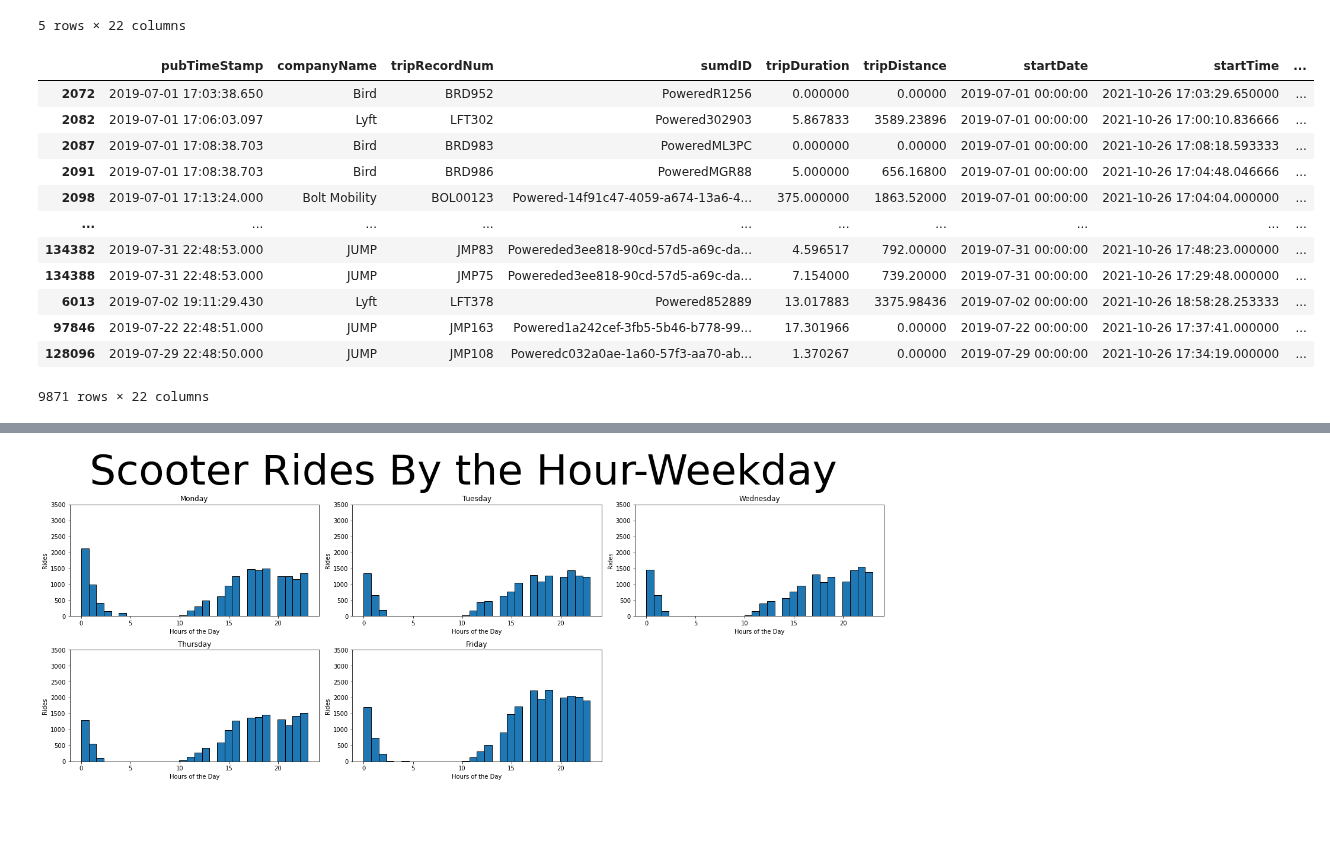
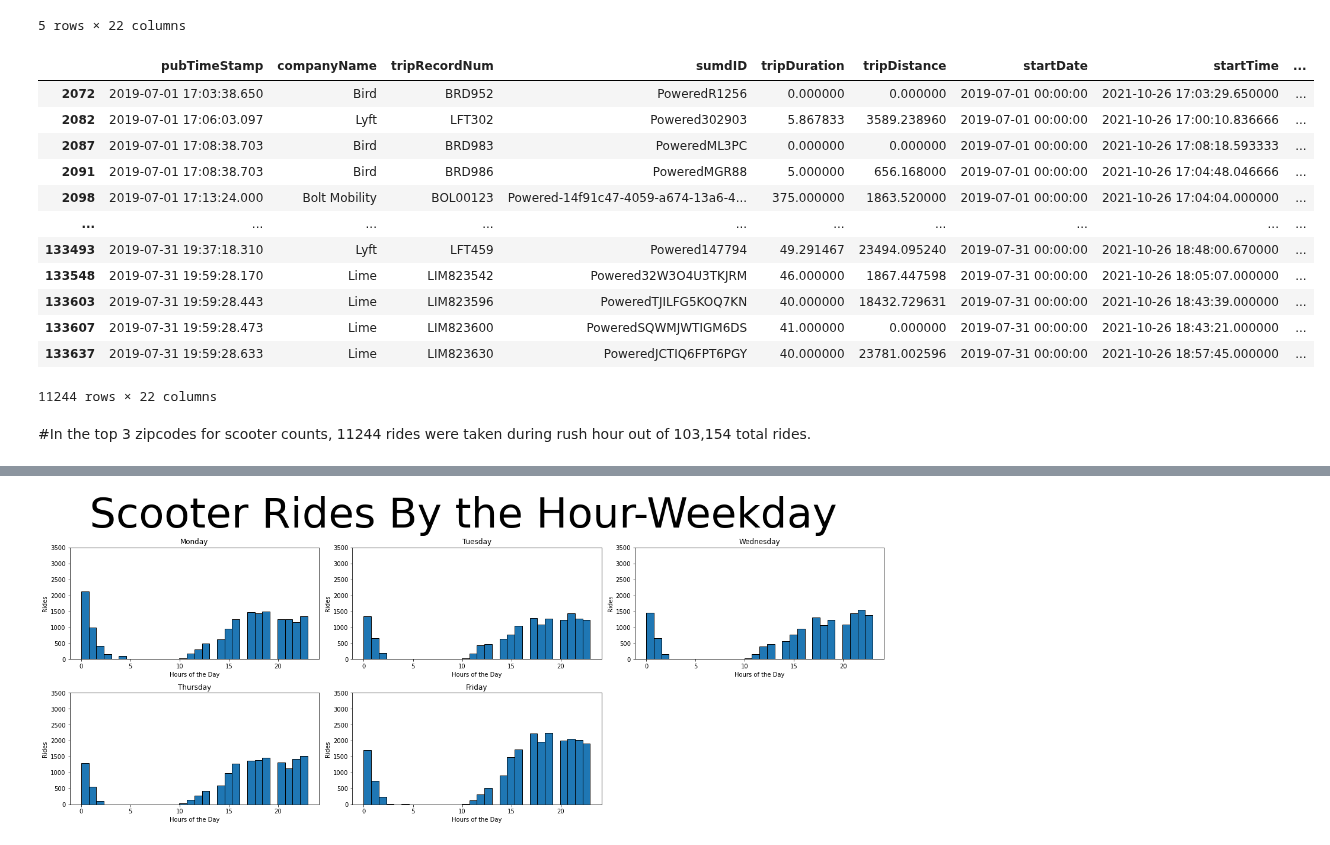
Before and after one commit to Quezadajl/nashville-scooters-project, a Jupyter notebook: notebooks/scooter_trips.ipynb, the cells around one changed output, grey strips where cells are left out. Cells and saved outputs as stored; diff of their text form; code cells hidden in the pictures; blank space fills up the shorter version.

```diff
--- a/notebooks/scooter_trips.ipynb
+++ b/notebooks/scooter_trips.ipynb
@@ -242,11 +242,11 @@ rides_by_zip.loc[(rides_by_zip['zip'] == '37201') & (rides_by_zip['hour'] == 18)
                  |(rides_by_zip['zip'] == '37201') & (rides_by_zip['hour'] == 18) & (rides_by_zip['weekday'] == 'Wednesday')
                  |(rides_by_zip['zip'] == '37201') & (rides_by_zip['hour'] == 18) & (rides_by_zip['weekday'] == 'Thursday')
                  |(rides_by_zip['zip'] == '37201') & (rides_by_zip['hour'] == 18) & (rides_by_zip['weekday'] == 'Friday')
-                 |(rides_by_zip['zip'] == '37211') & (rides_by_zip['hour'] == 18) & (rides_by_zip['weekday'] == 'Monday')
-                 |(rides_by_zip['zip'] == '37211') & (rides_by_zip['hour'] == 18) & (rides_by_zip['weekday'] == 'Tuesday')
-                 |(rides_by_zip['zip'] == '37211') & (rides_by_zip['hour'] == 18) & (rides_by_zip['weekday'] == 'Wednesday')
-                 |(rides_by_zip['zip'] == '37211') & (rides_by_zip['hour'] == 18) & (rides_by_zip['weekday'] == 'Thursday')
-                 |(rides_by_zip['zip'] == '37211') & (rides_by_zip['hour'] == 18) & (rides_by_zip['weekday'] == 'Friday')
+                 |(rides_by_zip['zip'] == '37219') & (rides_by_zip['hour'] == 18) & (rides_by_zip['weekday'] == 'Monday')
+                 |(rides_by_zip['zip'] == '37219') & (rides_by_zip['hour'] == 18) & (rides_by_zip['weekday'] == 'Tuesday')
+                 |(rides_by_zip['zip'] == '37219') & (rides_by_zip['hour'] == 18) & (rides_by_zip['weekday'] == 'Wednesday')
+                 |(rides_by_zip['zip'] == '37219') & (rides_by_zip['hour'] == 18) & (rides_by_zip['weekday'] == 'Thursday')
+                 |(rides_by_zip['zip'] == '37219') & (rides_by_zip['hour'] == 18) & (rides_by_zip['weekday'] == 'Friday')
                  |(rides_by_zip['zip'] == '37203') & (rides_by_zip['hour'] == 18) & (rides_by_zip['weekday'] == 'Monday')
                  |(rides_by_zip['zip'] == '37203') & (rides_by_zip['hour'] == 18) & (rides_by_zip['weekday'] == 'Tuesday')
                  |(rides_by_zip['zip'] == '37203') & (rides_by_zip['hour'] == 18) & (rides_by_zip['weekday'] == 'Wednesday')
@@ -258,57 +258,59 @@ rides_by_zip.loc[(rides_by_zip['zip'] == '37201') & (rides_by_zip['hour'] == 18)
                  |(rides_by_zip['zip'] == '37203') & (rides_by_zip['hour'] == 17) & (rides_by_zip['weekday'] == 'Thursday')
                  |(rides_by_zip['zip'] == '37203') & (rides_by_zip['hour'] == 17) & (rides_by_zip['weekday'] == 'Friday')
                  |(rides_by_zip['zip'] == '37201') & (rides_by_zip['hour'] == 17) & (rides_by_zip['weekday'] == 'Monday')
                  |(rides_by_zip['zip'] == '37201') & (rides_by_zip['hour'] == 17) & (rides_by_zip['weekday'] == 'Tuesday')
                  |(rides_by_zip['zip'] == '37201') & (rides_by_zip['hour'] == 17) & (rides_by_zip['weekday'] == 'Wednesday')
                  |(rides_by_zip['zip'] == '37201') & (rides_by_zip['hour'] == 17) & (rides_by_zip['weekday'] == 'Thursday')
                  |(rides_by_zip['zip'] == '37201') & (rides_by_zip['hour'] == 17) & (rides_by_zip['weekday'] == 'Friday')
-                 |(rides_by_zip['zip'] == '37211') & (rides_by_zip['hour'] == 17) & (rides_by_zip['weekday'] == 'Monday')
-                 |(rides_by_zip['zip'] == '37211') & (rides_by_zip['hour'] == 17) & (rides_by_zip['weekday'] == 'Tuesday')
-                 |(rides_by_zip['zip'] == '37211') & (rides_by_zip['hour'] == 17) & (rides_by_zip['weekday'] == 'Wednesday')
-                 |(rides_by_zip['zip'] == '37211') & (rides_by_zip['hour'] == 17) & (rides_by_zip['weekday'] == 'Thursday')
-                 |(rides_by_zip['zip'] == '37211') & (rides_by_zip['hour'] == 17) & (rides_by_zip['weekday'] == 'Friday')
+                 |(rides_by_zip['zip'] == '37219') & (rides_by_zip['hour'] == 17) & (rides_by_zip['weekday'] == 'Monday')
+                 |(rides_by_zip['zip'] == '37219') & (rides_by_zip['hour'] == 17) & (rides_by_zip['weekday'] == 'Tuesday')
+                 |(rides_by_zip['zip'] == '37219') & (rides_by_zip['hour'] == 17) & (rides_by_zip['weekday'] == 'Wednesday')
+                 |(rides_by_zip['zip'] == '37219') & (rides_by_zip['hour'] == 17) & (rides_by_zip['weekday'] == 'Thursday')
+                 |(rides_by_zip['zip'] == '37219') & (rides_by_zip['hour'] == 17) & (rides_by_zip['weekday'] == 'Friday')
                  |(rides_by_zip['zip'] == '37203') & (rides_by_zip['hour'] == 7) & (rides_by_zip['weekday'] == 'Monday')
                  |(rides_by_zip['zip'] == '37203') & (rides_by_zip['hour'] == 7) & (rides_by_zip['weekday'] == 'Tuesday')
                  |(rides_by_zip['zip'] == '37203') & (rides_by_zip['hour'] == 7) & (rides_by_zip['weekday'] == 'Wednesday')
                  |(rides_by_zip['zip'] == '37203') & (rides_by_zip['hour'] == 7) & (rides_by_zip['weekday'] == 'Thursday')
                  |(rides_by_zip['zip'] == '37203') & (rides_by_zip['hour'] == 7) & (rides_by_zip['weekday'] == 'Friday')
                  |(rides_by_zip['zip'] == '37203') & (rides_by_zip['hour'] == 8) & (rides_by_zip['weekday'] == 'Monday')
                  |(rides_by_zip['zip'] == '37203') & (rides_by_zip['hour'] == 8) & (rides_by_zip['weekday'] == 'Monday')
                  |(rides_by_zip['zip'] == '37203') & (rides_by_zip['hour'] == 8) & (rides_by_zip['weekday'] == 'Tuesday')
                  |(rides_by_zip['zip'] == '37203') & (rides_by_zip['hour'] == 8) & (rides_by_zip['weekday'] == 'Wednesday')
                  |(rides_by_zip['zip'] == '37203') & (rides_by_zip['hour'] == 8) & (rides_by_zip['weekday'] == 'Thursday')
                  |(rides_by_zip['zip'] == '37203') & (rides_by_zip['hour'] == 8) & (rides_by_zip['weekday'] == 'Friday')
                  |(rides_by_zip['zip'] == '37201') & (rides_by_zip['hour'] == 7) & (rides_by_zip['weekday'] == 'Monday')
                  |(rides_by_zip['zip'] == '37201') & (rides_by_zip['hour'] == 7) & (rides_by_zip['weekday'] == 'Tuesday')
                  |(rides_by_zip['zip'] == '37201') & (rides_by_zip['hour'] == 7) & (rides_by_zip['weekday'] == 'Wednesday')
                  |(rides_by_zip['zip'] == '37201') & (rides_by_zip['hour'] == 7) & (rides_by_zip['weekday'] == 'Thursday')
                  |(rides_by_zip['zip'] == '37201') & (rides_by_zip['hour'] == 7) & (rides_by_zip['weekday'] == 'Friday')
                  |(rides_by_zip['zip'] == '37201') & (rides_by_zip['hour'] == 8) & (rides_by_zip['weekday'] == 'Monday')
                  |(rides_by_zip['zip'] == '37201') & (rides_by_zip['hour'] == 8) & (rides_by_zip['weekday'] == 'Tuesday')
                  |(rides_by_zip['zip'] == '37201') & (rides_by_zip['hour'] == 8) & (rides_by_zip['weekday'] == 'Wednesday')
                  |(rides_by_zip['zip'] == '37201') & (rides_by_zip['hour'] == 8) & (rides_by_zip['weekday'] == 'Thursday')
                  |(rides_by_zip['zip'] == '37201') & (rides_by_zip['hour'] == 8) & (rides_by_zip['weekday'] == 'Friday')
-                 |(rides_by_zip['zip'] == '37211') & (rides_by_zip['hour'] == 7) & (rides_by_zip['weekday'] == 'Monday')
-                 |(rides_by_zip['zip'] == '37211') & (rides_by_zip['hour'] == 7) & (rides_by_zip['weekday'] == 'Tuesday')
-                 |(rides_by_zip['zip'] == '37211') & (rides_by_zip['hour'] == 7) & (rides_by_zip['weekday'] == 'Wednesday')
-                 |(rides_by_zip['zip'] == '37211') & (rides_by_zip['hour'] == 7) & (rides_by_zip['weekday'] == 'Thursday')
-                 |(rides_by_zip['zip'] == '37211') & (rides_by_zip['hour'] == 7) & (rides_by_zip['weekday'] == 'Friday')
-                 |(rides_by_zip['zip'] == '37211') & (rides_by_zip['hour'] == 8) & (rides_by_zip['weekday'] == 'Monday')
-                 |(rides_by_zip['zip'] == '37211') & (rides_by_zip['hour'] == 8) & (rides_by_zip['weekday'] == 'Tuesday')
-                 |(rides_by_zip['zip'] == '37211') & (rides_by_zip['hour'] == 8) & (rides_by_zip['weekday'] == 'Wednesday')
-                 |(rides_by_zip['zip'] == '37211') & (rides_by_zip['hour'] == 8) & (rides_by_zip['weekday'] == 'Thursday')
-                 |(rides_by_zip['zip'] == '37211') & (rides_by_zip['hour'] == 8) & (rides_by_zip['weekday'] == 'Friday')]
+                 |(rides_by_zip['zip'] == '37219') & (rides_by_zip['hour'] == 7) & (rides_by_zip['weekday'] == 'Monday')
+                 |(rides_by_zip['zip'] == '37219') & (rides_by_zip['hour'] == 7) & (rides_by_zip['weekday'] == 'Tuesday')
+                 |(rides_by_zip['zip'] == '37219') & (rides_by_zip['hour'] == 7) & (rides_by_zip['weekday'] == 'Wednesday')
+                 |(rides_by_zip['zip'] == '37219') & (rides_by_zip['hour'] == 7) & (rides_by_zip['weekday'] == 'Thursday')
+                 |(rides_by_zip['zip'] == '37219') & (rides_by_zip['hour'] == 7) & (rides_by_zip['weekday'] == 'Friday')
+                 |(rides_by_zip['zip'] == '37219') & (rides_by_zip['hour'] == 8) & (rides_by_zip['weekday'] == 'Monday')
+                 |(rides_by_zip['zip'] == '37219') & (rides_by_zip['hour'] == 8) & (rides_by_zip['weekday'] == 'Tuesday')
+                 |(rides_by_zip['zip'] == '37219') & (rides_by_zip['hour'] == 8) & (rides_by_zip['weekday'] == 'Wednesday')
+                 |(rides_by_zip['zip'] == '37219') & (rides_by_zip['hour'] == 8) & (rides_by_zip['weekday'] == 'Thursday')
+                 |(rides_by_zip['zip'] == '37219') & (rides_by_zip['hour'] == 8) & (rides_by_zip['weekday'] == 'Friday')]
 # %% [output]
 |  | pubTimeStamp | companyName | tripRecordNum | sumdID | tripDuration | tripDistance | startDate | startTime | ... |
-| 2072 | 2019-07-01 17:03:38.650 | Bird | BRD952 | PoweredR1256 | 0.000000 | 0.00000 | 2019-07-01 00:00:00 | 2021-10-26 17:03:29.650000 | ... |
-| 2082 | 2019-07-01 17:06:03.097 | Lyft | LFT302 | Powered302903 | 5.867833 | 3589.23896 | 2019-07-01 00:00:00 | 2021-10-26 17:00:10.836666 | ... |
-| 2087 | 2019-07-01 17:08:38.703 | Bird | BRD983 | PoweredML3PC | 0.000000 | 0.00000 | 2019-07-01 00:00:00 | 2021-10-26 17:08:18.593333 | ... |
-| 2091 | 2019-07-01 17:08:38.703 | Bird | BRD986 | PoweredMGR88 | 5.000000 | 656.16800 | 2019-07-01 00:00:00 | 2021-10-26 17:04:48.046666 | ... |
-| 2098 | 2019-07-01 17:13:24.000 | Bolt Mobility | BOL00123 | Powered-14f91c47-4059-a674-13a6-4... | 375.000000 | 1863.52000 | 2019-07-01 00:00:00 | 2021-10-26 17:04:04.000000 | ... |
+| 2072 | 2019-07-01 17:03:38.650 | Bird | BRD952 | PoweredR1256 | 0.000000 | 0.000000 | 2019-07-01 00:00:00 | 2021-10-26 17:03:29.650000 | ... |
+| 2082 | 2019-07-01 17:06:03.097 | Lyft | LFT302 | Powered302903 | 5.867833 | 3589.238960 | 2019-07-01 00:00:00 | 2021-10-26 17:00:10.836666 | ... |
+| 2087 | 2019-07-01 17:08:38.703 | Bird | BRD983 | PoweredML3PC | 0.000000 | 0.000000 | 2019-07-01 00:00:00 | 2021-10-26 17:08:18.593333 | ... |
+| 2091 | 2019-07-01 17:08:38.703 | Bird | BRD986 | PoweredMGR88 | 5.000000 | 656.168000 | 2019-07-01 00:00:00 | 2021-10-26 17:04:48.046666 | ... |
+| 2098 | 2019-07-01 17:13:24.000 | Bolt Mobility | BOL00123 | Powered-14f91c47-4059-a674-13a6-4... | 375.000000 | 1863.520000 | 2019-07-01 00:00:00 | 2021-10-26 17:04:04.000000 | ... |
 | ... | ... | ... | ... | ... | ... | ... | ... | ... | ... |
-| 134382 | 2019-07-31 22:48:53.000 | JUMP | JMP83 | Powereded3ee818-90cd-57d5-a69c-da... | 4.596517 | 792.00000 | 2019-07-31 00:00:00 | 2021-10-26 17:48:23.000000 | ... |
-| 134388 | 2019-07-31 22:48:53.000 | JUMP | JMP75 | Powereded3ee818-90cd-57d5-a69c-da... | 7.154000 | 739.20000 | 2019-07-31 00:00:00 | 2021-10-26 17:29:48.000000 | ... |
-| 6013 | 2019-07-02 19:11:29.430 | Lyft | LFT378 | Powered852889 | 13.017883 | 3375.98436 | 2019-07-02 00:00:00 | 2021-10-26 18:58:28.253333 | ... |
-| 97846 | 2019-07-22 22:48:51.000 | JUMP | JMP163 | Powered1a242cef-3fb5-5b46-b778-99... | 17.301966 | 0.00000 | 2019-07-22 00:00:00 | 2021-10-26 17:37:41.000000 | ... |
-| 128096 | 2019-07-29 22:48:50.000 | JUMP | JMP108 | Poweredc032a0ae-1a60-57f3-aa70-ab... | 1.370267 | 0.00000 | 2019-07-29 00:00:00 | 2021-10-26 17:34:19.000000 | ... |
+| 133493 | 2019-07-31 19:37:18.310 | Lyft | LFT459 | Powered147794 | 49.291467 | 23494.095240 | 2019-07-31 00:00:00 | 2021-10-26 18:48:00.670000 | ... |
+| 133548 | 2019-07-31 19:59:28.170 | Lime | LIM823542 | Powered32W3O4U3TKJRM | 46.000000 | 1867.447598 | 2019-07-31 00:00:00 | 2021-10-26 18:05:07.000000 | ... |
+| 133603 | 2019-07-31 19:59:28.443 | Lime | LIM823596 | PoweredTJILFG5KOQ7KN | 40.000000 | 18432.729631 | 2019-07-31 00:00:00 | 2021-10-26 18:43:39.000000 | ... |
+| 133607 | 2019-07-31 19:59:28.473 | Lime | LIM823600 | PoweredSQWMJWTIGM6DS | 41.000000 | 0.000000 | 2019-07-31 00:00:00 | 2021-10-26 18:43:21.000000 | ... |
+| 133637 | 2019-07-31 19:59:28.633 | Lime | LIM823630 | PoweredJCTIQ6FPT6PGY | 40.000000 | 23781.002596 | 2019-07-31 00:00:00 | 2021-10-26 18:57:45.000000 | ... |
-9871 rows × 22 columns
+11244 rows × 22 columns
+# %% [markdown]
+#In the top 3 zipcodes for scooter counts, 11244 rides were taken during rush hour out of 103,154 total rides.
```
Also changed, not shown: parts of 1 cell of this notebook, 4 other files.
